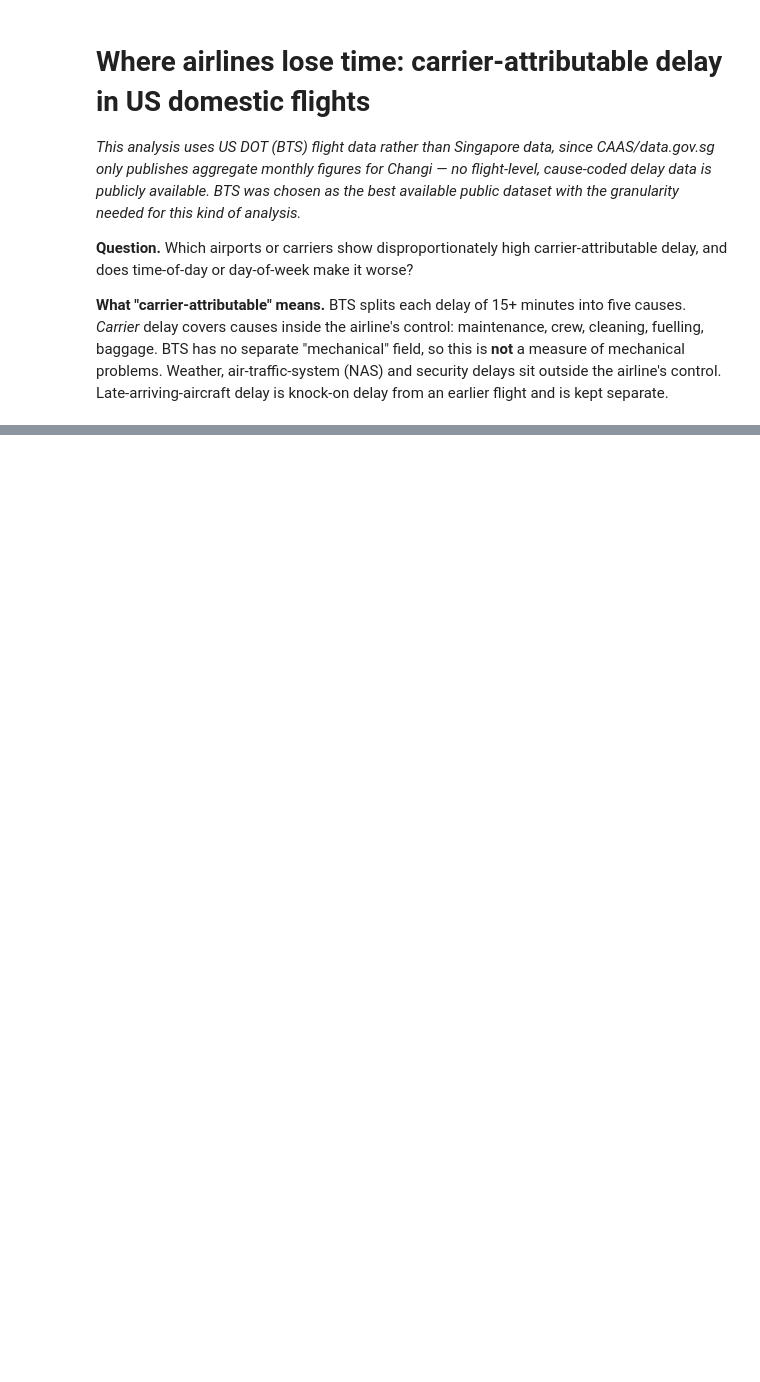
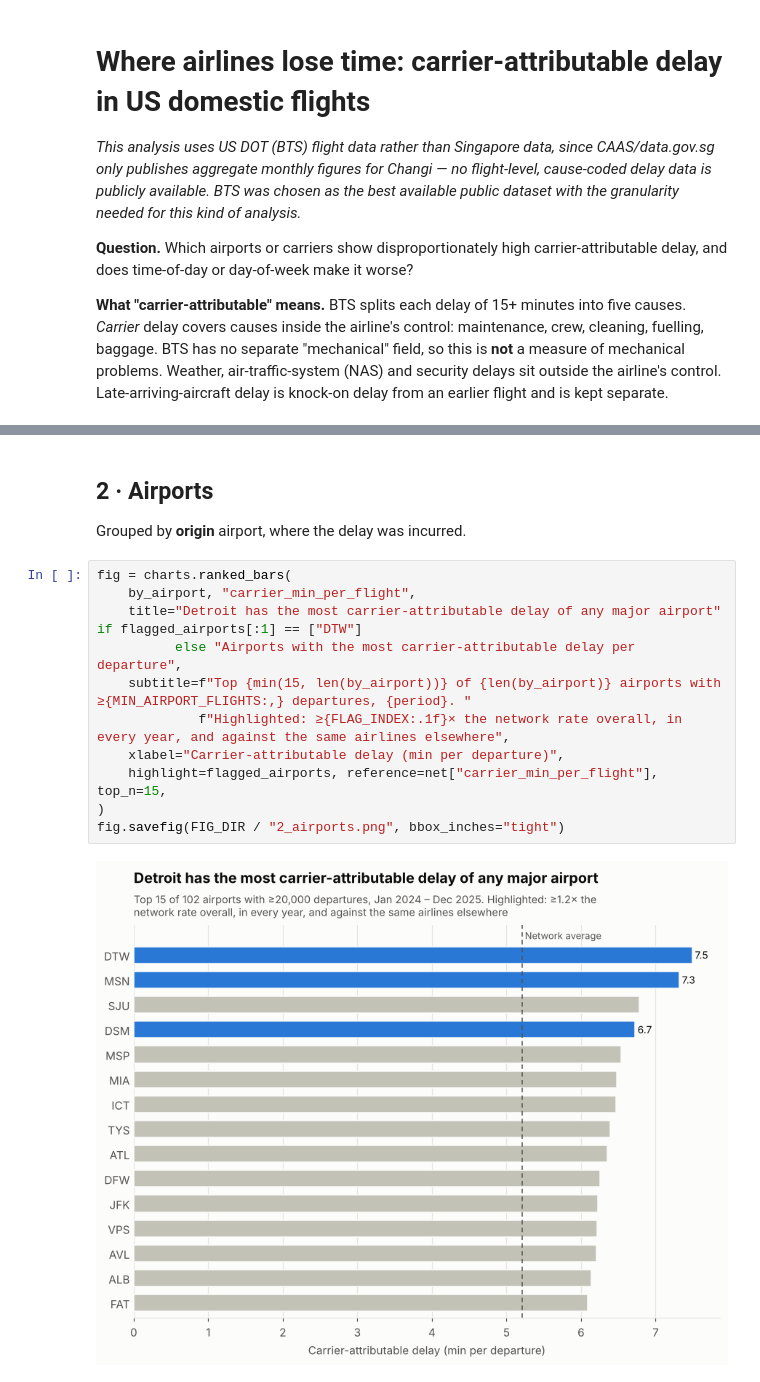
Before and after one commit to edwinleow01/Aviation-Delay-Analysis, a Jupyter notebook: notebooks/02_analysis.ipynb, the cells around one changed output, grey strips where cells are left out. Drawn from its saved outputs; the diff is of its cells as text; blank space fills up the shorter version.

```diff
--- a/notebooks/02_analysis.ipynb
+++ b/notebooks/02_analysis.ipynb
@@ -151,0 +175,16 @@ print("\n".join(lines))
+# %% [markdown]
+## 2 · Airports
+Grouped by **origin** airport, where the delay was incurred.
+# %%
+fig = charts.ranked_bars(
+    by_airport, "carrier_min_per_flight",
+    title="Detroit has the most carrier-attributable delay of any major airport" if flagged_airports[:1] == ["DTW"]
+          else "Airports with the most carrier-attributable delay per departure",
+    subtitle=f"Top {min(15, len(by_airport))} of {len(by_airport)} airports with ≥{MIN_AIRPORT_FLIGHTS:,} departures, {period}. "
+             f"Highlighted: ≥{FLAG_INDEX:.1f}× the network rate overall, in every year, and against the same airlines elsewhere",
+    xlabel="Carrier-attributable delay (min per departure)",
+    highlight=flagged_airports, reference=net["carrier_min_per_flight"], top_n=15,
+)
+fig.savefig(FIG_DIR / "2_airports.png", bbox_inches="tight")
+# %% [output]
+[figure, added]
```
Also changed, not shown: parts of 45 cells of this notebook, 10 other files.
